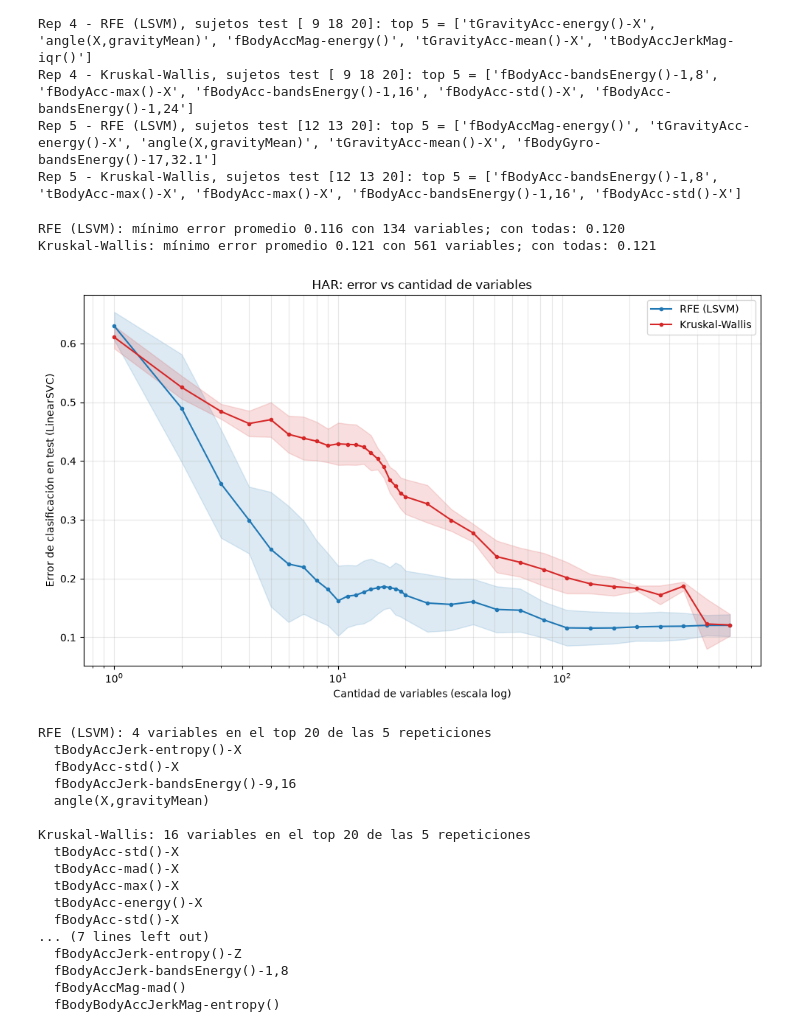
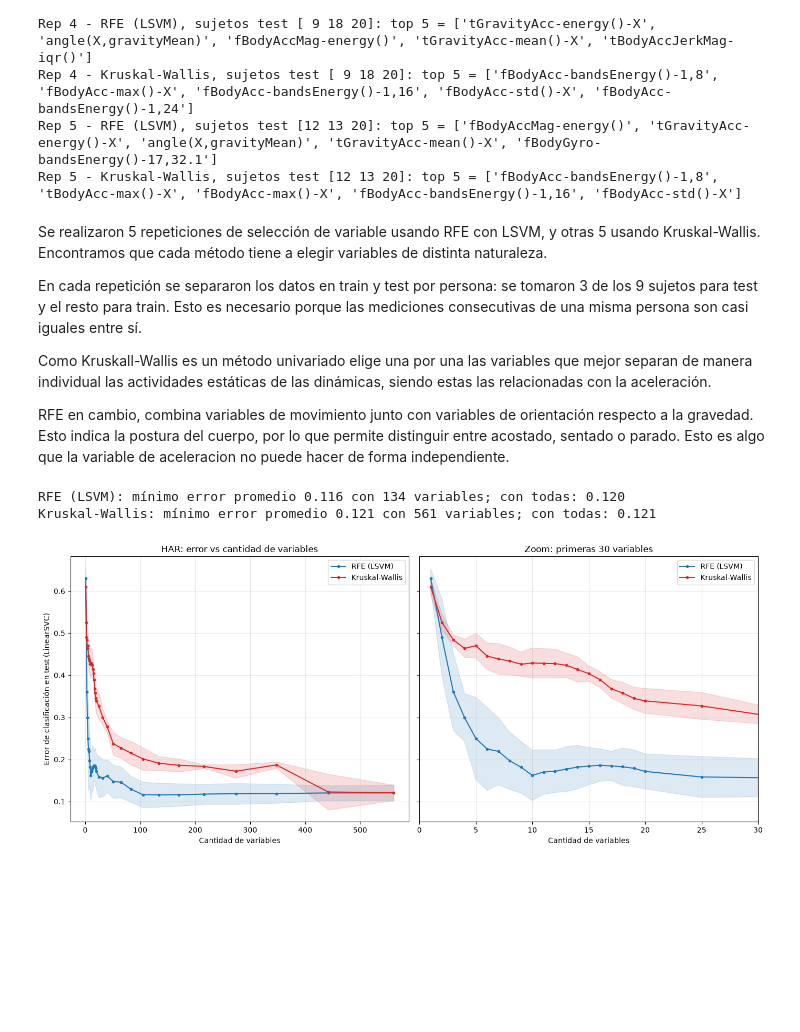
Before and after one commit to BrunoSpoletini/topicosMineriaDeDatos, a Jupyter notebook: tp2/TMD_TP2_Seleccion.ipynb, the cells around one changed output. Drawn from its saved outputs; the diff is of its cells as text; code cells hidden in the pictures; blank space fills up the shorter version.

Commit message:
Tp 2: seleccion de variables

```diff
--- a/tp2/TMD_TP2_Seleccion.ipynb
+++ b/tp2/TMD_TP2_Seleccion.ipynb
@@ -779,13 +806,12 @@ WALKING_DOWNSTAIRS    420
 Name: count, dtype: int64
 Sujetos: [ 2  4  9 10 12 13 18 20 24]
 # %%
-# ===== Biplot =====
+# Biplot
 X_std = StandardScaler().fit_transform(X_act)
 pca_act = PCA(n_components=2)
 X_act_pca = pca_act.fit_transform(X_std)
 
-# con 561 variables no se pueden dibujar todas las flechas:
-# muestro las n_por_eje con mayor carga en PC1 y las n_por_eje con mayor carga en PC2
+# con 561 variables no se pueden dibujar todas las flechas
 n_por_eje = 5
 cargas = pca_act.components_.T  # (n_variables, 2)
 top_pc1 = np.argsort(-np.abs(cargas[:, 0]))[:n_por_eje]
@@ -807,7 +833,7 @@ for num, j in enumerate(top, start=1):
 var_exp = pca_act.explained_variance_ratio_
 ax.set_xlabel(f'PC1 ({var_exp[0]:.1%} de la varianza)')
 ax.set_ylabel(f'PC2 ({var_exp[1]:.1%} de la varianza)')
-ax.set_title('Biplot HAR (variables con mayor carga en cada componente)')
+ax.set_title('Biplot (variables con mayor carga en cada componente)')
 ax.legend(markerscale=3)
 plt.tight_layout()
 plt.show()
@@ -829,20 +863,22 @@ for num, j in enumerate(top, start=1):
 # %%
-# ===== Selección de variables y error vs cantidad de variables =====
+# Selección de variables y error vs cantidad de variables
 repeticiones = 5
 # no evalúo las 561 cantidades posibles: denso al principio, espaciado después
 k_vals = np.unique(np.concatenate([
     np.arange(1, 21), np.geomspace(20, X_act.shape[1], 15).astype(int)]))
 
+def rfe_lsvm_ranking(X, y):
+    return recursive_feature_elimination_ranking(
+        X, y, method=LSVM_ranking_method, C=1)
+
+
 metodos_act = {
-    'RFE (LSVM)': lambda X, y: recursive_feature_elimination_ranking(
-        X, y, method=LSVM_ranking_method, C=1),
+    'RFE (LSVM)': rfe_lsvm_ranking,
     'Kruskal-Wallis': kruskal_wallis_ranking,
 }
 errores_act = {m: np.zeros((repeticiones, len(k_vals))) for m in metodos_act}
 rankings_act = {m: [] for m in metodos_act}
 
-# separo train/test por sujeto: las ventanas de una misma persona son muy
-# parecidas entre sí, así que mezclarlas daría un error demasiado optimista
 gss = GroupShuffleSplit(n_splits=repeticiones, test_size=3, random_state=0)
 
 for rep, (idx_train, idx_test) in enumerate(gss.split(X_act, y_act, sujetos)):
@@ -872,51 +908,38 @@ Rep 4 - RFE (LSVM), sujetos test [ 9 18 20]: top 5 = ['tGravityAcc-energy()-X',
 Rep 4 - Kruskal-Wallis, sujetos test [ 9 18 20]: top 5 = ['fBodyAcc-bandsEnergy()-1,8', 'fBodyAcc-max()-X', 'fBodyAcc-bandsEnergy()-1,16', 'fBodyAcc-std()-X', 'fBodyAcc-bandsEnergy()-1,24']
 Rep 5 - RFE (LSVM), sujetos test [12 13 20]: top 5 = ['fBodyAccMag-energy()', 'tGravityAcc-energy()-X', 'angle(X,gravityMean)', 'tGravityAcc-mean()-X', 'fBodyGyro-bandsEnergy()-17,32.1']
 Rep 5 - Kruskal-Wallis, sujetos test [12 13 20]: top 5 = ['fBodyAcc-bandsEnergy()-1,8', 'tBodyAcc-max()-X', 'fBodyAcc-max()-X', 'fBodyAcc-bandsEnergy()-1,16', 'fBodyAcc-std()-X']
+# %% [markdown]
+Se realizaron 5 repeticiones de selección de variable usando RFE con LSVM, y otras 5 usando Kruskal-Wallis. Encontramos que cada método tiene a elegir variables de distinta naturaleza.
+
+En cada repetición se separaron los datos en train y test por persona: se tomaron 3 de los 9 sujetos para test y el resto para train. Esto es necesario porque las mediciones consecutivas de una misma persona son casi iguales entre sí.
+
+Como Kruskall-Wallis es un método univariado elige una por una las variables que mejor separan de manera individual las actividades estáticas de las dinámicas, siendo estas las relacionadas con la aceleración.
+
+RFE en cambio, combina variables de movimiento junto con variables de orientación respecto a la gravedad. Esto indica la postura del cuerpo, por lo que permite distinguir entre acostado, sentado o parado. Esto es algo que la variable de aceleracion no puede hacer de forma independiente.
 # %%
-# ===== Curva de error =====
-fig, ax = plt.subplots(figsize=(10, 6))
+# Curva de error
+# a la izquierda la curva completa, a la derecha un zoom en las primeras variables
+fig, (ax_todo, ax_zoom) = plt.subplots(1, 2, figsize=(14, 6), sharey=True)
+k_zoom = 30
 for (metodo, errores), color in zip(errores_act.items(), ['C0', 'C3']):
     media = errores.mean(axis=0)
     desvio = errores.std(axis=0)
-    ax.plot(k_vals, media, marker='o', ms=3, color=color, label=metodo)
-    ax.fill_between(k_vals, media - desvio, media + desvio, color=color, alpha=0.15)
+    for ax in (ax_todo, ax_zoom):
+        ax.plot(k_vals, media, marker='o', ms=3, color=color, label=metodo)
+        ax.fill_between(k_vals, media - desvio, media + desvio, color=color, alpha=0.15)
     print(f'{metodo}: mínimo error promedio {media.min():.3f} con '
           f'{k_vals[np.argmin(media)]} variables; con todas: {media[-1]:.3f}')
-ax.set_xscale('log')
-ax.set_xlabel('Cantidad de variables (escala log)')
-ax.set_ylabel('Error de clasificación en test (LinearSVC)')
-ax.set_title('HAR: error vs cantidad de variables')
-ax.legend()
-ax.grid(alpha=0.3, which='both')
+ax_zoom.set_xlim(0, k_zoom)
+ax_todo.set_title('HAR: error vs cantidad de variables')
+ax_zoom.set_title(f'Zoom: primeras {k_zoom} variables')
+ax_todo.set_ylabel('Error de clasificación en test (LinearSVC)')
+for ax in (ax_todo, ax_zoom):
+    ax.set_xlabel('Cantidad de variables')
+    ax.legend()
+    ax.grid(alpha=0.3)
 plt.tight_layout()
 plt.show()
 # %% [output]
 RFE (LSVM): mínimo error promedio 0.116 con 134 variables; con todas: 0.120
 Kruskal-Wallis: mínimo error promedio 0.121 con 561 variables; con todas: 0.121
-[figure, old version]
+[figure, new version]
-# %%
-# ===== Estabilidad de la selección entre repeticiones =====
-for metodo, rankings in rankings_act.items():
-    tops = [set(r[:20]) for r in rankings]
-    comunes = set.intersection(*tops)
-    print(f'\n{metodo}: {len(comunes)} variables en el top 20 de las {repeticiones} repeticiones')
-    for j in sorted(comunes):
-        print(f'  {nombres_act[j]}')
-# %% [output]
-RFE (LSVM): 4 variables en el top 20 de las 5 repeticiones
-  tBodyAccJerk-entropy()-X
-  fBodyAcc-std()-X
-  fBodyAccJerk-bandsEnergy()-9,16
-  angle(X,gravityMean)
-
-Kruskal-Wallis: 16 variables en el top 20 de las 5 repeticiones
-  tBodyAcc-std()-X
-  tBodyAcc-mad()-X
-  tBodyAcc-max()-X
-  tBodyAcc-energy()-X
-  fBodyAcc-std()-X
-... (7 lines left out)
-  fBodyAccJerk-entropy()-Z
-  fBodyAccJerk-bandsEnergy()-1,8
-  fBodyAccMag-mad()
-  fBodyBodyAccJerkMag-entropy()
```
Also changed, not shown: parts of 13 cells of this notebook.
